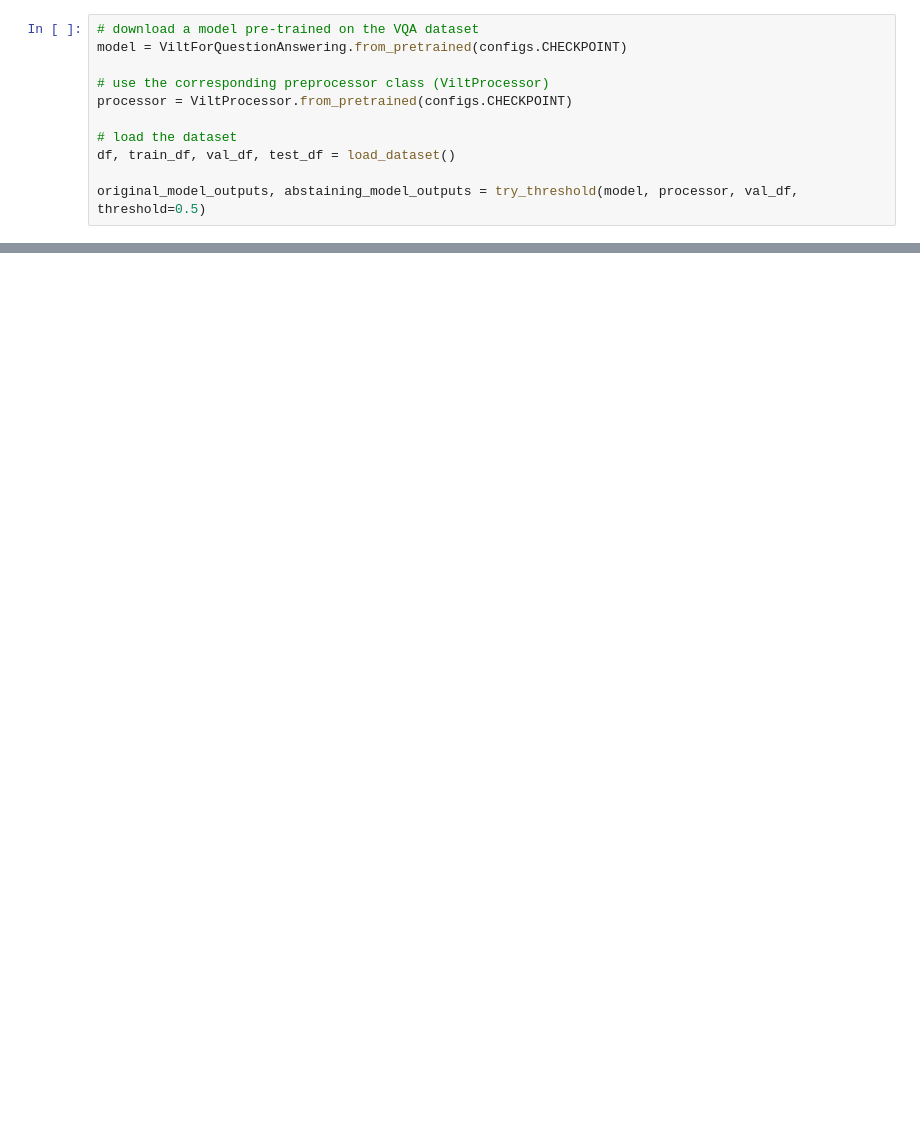
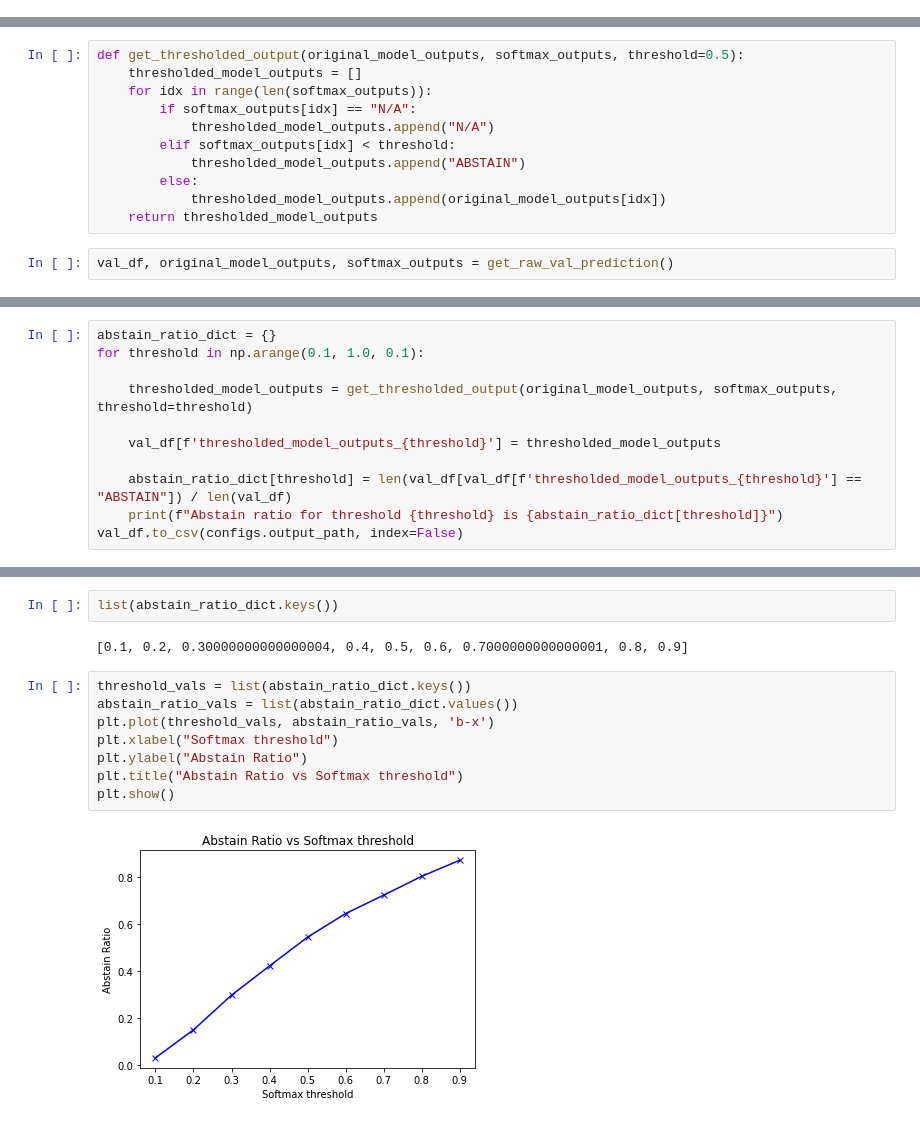
Before and after one commit to tanushreebanerjee/iw-spring-23, a Jupyter notebook: utils/abstain_softmax_thresholding.ipynb, the cells around one changed output, grey strips where cells are left out. Cells and saved outputs as stored; diff of their text form; blank space fills up the shorter version.

Commit message:
threshold best finder

```diff
--- a/utils/abstain_softmax_thresholding.ipynb
+++ b/utils/abstain_softmax_thresholding.ipynb
@@ -97,11 +100,0 @@ def try_threshold(model, processor, val_df, threshold=0.5):
-# %%
-# download a model pre-trained on the VQA dataset
-model = ViltForQuestionAnswering.from_pretrained(configs.CHECKPOINT)
-
-# use the corresponding preprocessor class (ViltProcessor)
-processor = ViltProcessor.from_pretrained(configs.CHECKPOINT)
-
-# load the dataset
-df, train_df, val_df, test_df = load_dataset()
-
-original_model_outputs, abstaining_model_outputs = try_threshold(model, processor, val_df, threshold=0.5)
@@ -183,0 +101,13 @@ df.to_csv(configs.dataset_path, index=False)
+# %%
+def get_thresholded_output(original_model_outputs, softmax_outputs, threshold=0.5):
+    thresholded_model_outputs = []
+    for idx in range(len(softmax_outputs)):
+        if softmax_outputs[idx] == "N/A":
+            thresholded_model_outputs.append("N/A")
+        elif softmax_outputs[idx] < threshold:
+            thresholded_model_outputs.append("ABSTAIN")
+        else:
+            thresholded_model_outputs.append(original_model_outputs[idx])
+    return thresholded_model_outputs
+# %%
+val_df, original_model_outputs, softmax_outputs = get_raw_val_prediction()
@@ -183,0 +117,11 @@ df.to_csv(configs.dataset_path, index=False)
+# %%
+abstain_ratio_dict = {}
+for threshold in np.arange(0.1, 1.0, 0.1):
+
+    thresholded_model_outputs = get_thresholded_output(original_model_outputs, softmax_outputs, threshold=threshold)
+
+    val_df[f'thresholded_model_outputs_{threshold}'] = thresholded_model_outputs
+
+    abstain_ratio_dict[threshold] = len(val_df[val_df[f'thresholded_model_outputs_{threshold}'] == "ABSTAIN"]) / len(val_df)
+    print(f"Abstain ratio for threshold {threshold} is {abstain_ratio_dict[threshold]}")
+val_df.to_csv(configs.output_path, index=False)
@@ -183,0 +138,14 @@ df.to_csv(configs.dataset_path, index=False)
+# %%
+list(abstain_ratio_dict.keys())
+# %% [output]
+[0.1, 0.2, 0.30000000000000004, 0.4, 0.5, 0.6, 0.7000000000000001, 0.8, 0.9]
+# %%
+threshold_vals = list(abstain_ratio_dict.keys())
+abstain_ratio_vals = list(abstain_ratio_dict.values())
+plt.plot(threshold_vals, abstain_ratio_vals, 'b-x')
+plt.xlabel("Softmax threshold")
+plt.ylabel("Abstain Ratio")
+plt.title("Abstain Ratio vs Softmax threshold")
+plt.show()
+# %% [output]
+[figure, added]
```
Also changed, not shown: parts of 10 cells of this notebook, 4 other files.
